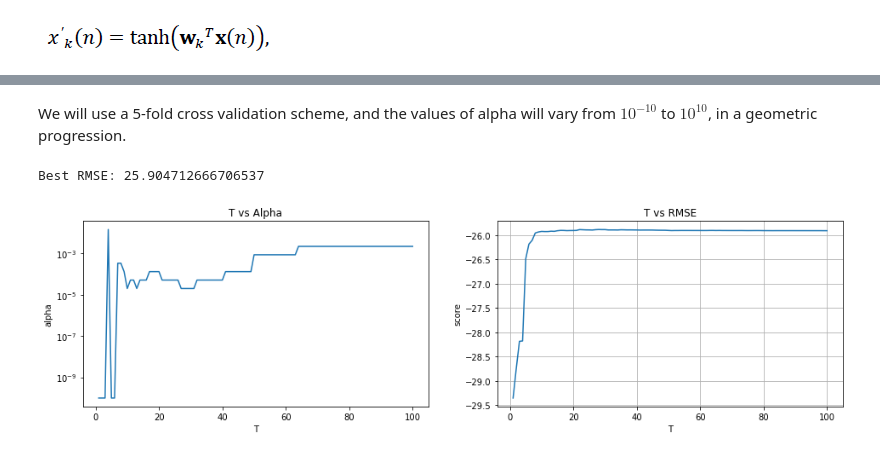
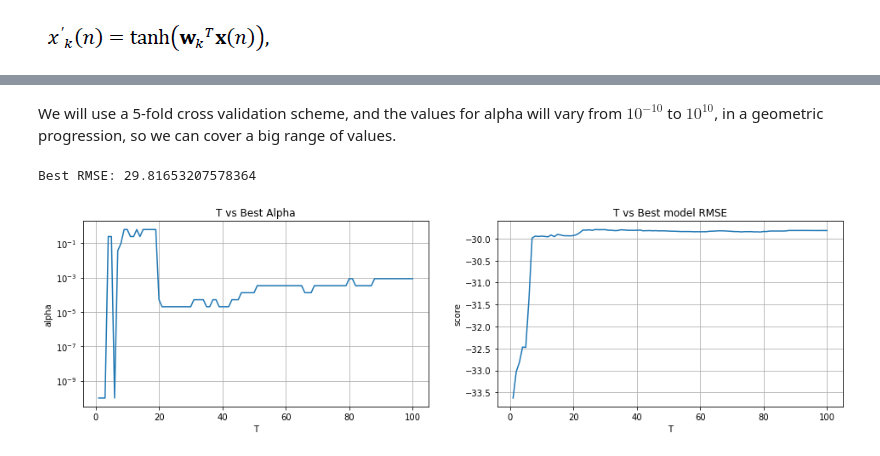
Before and after one commit to Kotzly/IA048_2s2020, a Jupyter notebook: Ex 1/Ex 1.ipynb, the cells around one changed output, grey strips where cells are left out. Saved outputs shown, nothing was run; the diff lists cells and outputs as text; code cells hidden in the pictures.

```diff
--- a/Ex 1/Ex 1.ipynb
+++ b/Ex 1/Ex 1.ipynb
@@ -120,0 +253,4 @@ GridSearchCV(cv=5, error_score=nan, estimator=AutoregressiveEstimator(K=1),
+# %%
+model = AutoregressiveEstimator(K=21, use_only_existing=True)
+model.fit(train_split)
+model.predict(train_split).shape, model.score(train_split)
@@ -120,0 +259,8 @@ GridSearchCV(cv=5, error_score=nan, estimator=AutoregressiveEstimator(K=1),
+# %%
+K_range = range(1, 24 + 1)
+grid_search = GridSearchCV(
+    AutoregressiveEstimator(use_only_existing=True),
+    param_grid={"K": K_range},
+    cv=5
+)
+grid_search.fit(train_split, y=None)
@@ -121,12 +283,16 @@ GridSearchCV(cv=5, error_score=nan, estimator=AutoregressiveEstimator(K=1),
 # %%
 model = grid_search.best_estimator_
 K = grid_search.best_params_["K"]
-K = K if model.use_only_existing else 0
+N = len(test_split) - 1
+
 best_rmse = - grid_search.best_score_
-plt.figure(figsize=(12, 4))
-plt.plot(train_split)
-plt.plot(range(K, len(train_split)), model.predict(train_split))
-plt.xlim([0, 1000])
-print("Best RMSE:", best_rmse)
+plt.figure(figsize=(16, 4))
+# Removing the first test_sample since the first prediction of the test_split will be for x[1] and not x[0]
+plt.plot(test_split[1:N+1], label="Train")
+plt.plot(range(N), model.predict(test_split)[:N], label="Prediction")
+plt.xlim([0, N])
+plt.grid()
+plt.legend()
+print("Best model test RMSE:", best_rmse)
 print("Best K:", K)
 # %% [output]
@@ -250,5 +421,5 @@ The values of $w_k^Tx(n)$ will be bounded between 1/K * K = 1, so the value of t
 # %% [markdown]
-We will use a 5-fold cross validation scheme, and the values of alpha will vary from $10^{-10}$ to $10^{10}$, in a geometric progression.
+We will use a 5-fold cross validation scheme, and the values for alpha will vary from $10^{-10}$ to $10^{10}$, in a geometric progression, so we can cover a big range of values.
 # %%
 from sklearn.preprocessing import MinMaxScaler
 import tqdm
@@ -260,13 +431,17 @@ K = 8
 
 T_vector = np.arange(1, 100 + 1, 1)
 
-scaler = MinMaxScaler(feature_range=(-1/K, 1/K))
+scaler = MinMaxScaler(feature_range=(-1.5/K, 1.5/K))
 
 # For each T from 1 to 100...
 for t in tqdm.tqdm(T_vector):
 
     grid_search = GridSearchCV(
-        AutoregressiveELMRidgeEstimator(scaler=scaler, seed=111),
+        AutoregressiveELMRidgeEstimator(
+            scaler=scaler,
+            seed=111,
+            use_only_existing=True
+        ),
         param_grid={
             "K": [K],
             "T": [t],
@@ -292,22 +467,24 @@ for t in tqdm.tqdm(T_vector):
 # %%
 import pandas as pd
 import seaborn as sns
 
 results_dataframe = pd.DataFrame(results)
 
 _, (ax1, ax2) = plt.subplots(1, 2, figsize=(16, 4))
 sns.lineplot(data=results_dataframe, x="T", y="alpha", ax=ax1)
 ax1.set_yscale("log")
 sns.lineplot(data=results_dataframe, x="T", y="score", ax=ax2)
 
-ax1.set_title("T vs Alpha")
-ax2.set_title("T vs RMSE")
-plt.grid()
+ax1.set_title("T vs Best Alpha")
+ax1.grid()
+
+ax2.set_title("T vs Best model RMSE")
+ax2.grid()
 
 print("Best RMSE:", -grid_search.best_score_)
 # %% [output]
-Best RMSE: 25.904712666706537
+Best RMSE: 29.81653207578364
-[figure, old version]
+[figure, new version]
 # %%
 results_dataframe.sort_values(by="score", ascending=False).head()
 # %% [output]
```
Also changed, not shown: parts of 35 cells of this notebook.
